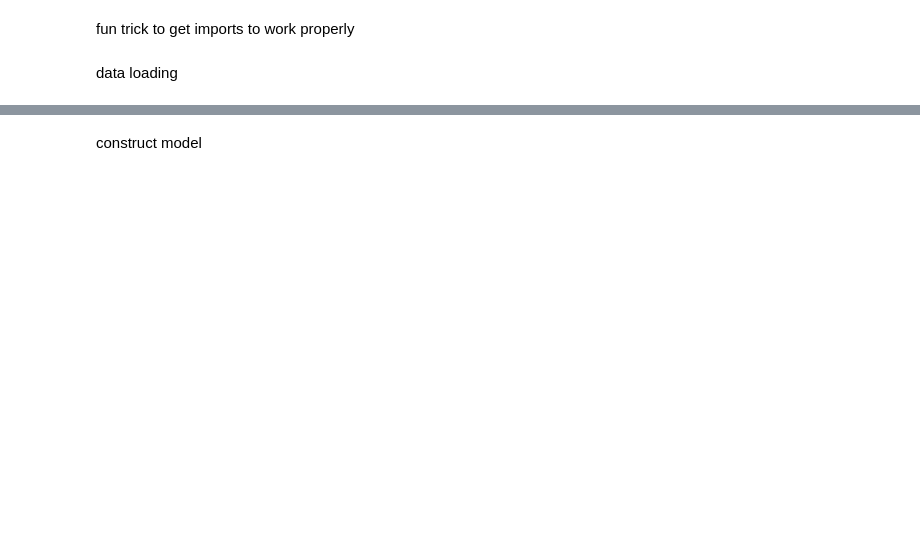
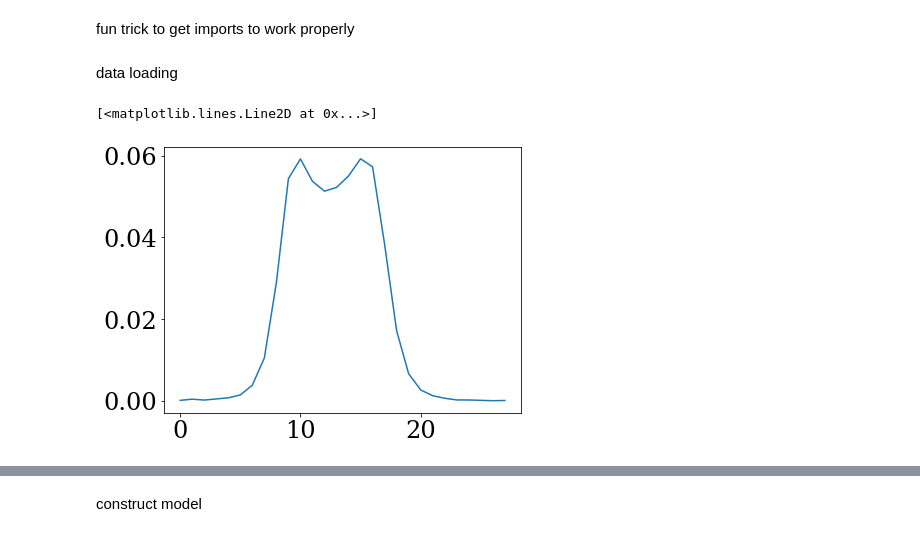
Before and after one commit to h-greer/hubble, a Jupyter notebook: notebooks/single-image.ipynb, the cells around one changed output, grey strips where cells are left out. Cells and saved outputs as stored; diff of their text form; code cells hidden in the pictures; blank space fills up the shorter version.

```diff
--- a/notebooks/single-image.ipynb
+++ b/notebooks/single-image.ipynb
@@ -98,3 +130,8 @@ cropped_data = np.where(bad_pix, np.nan, cropped_data)
+# %%
+plt.plot(f095n[::5,1])
+# %% [output]
+[<matplotlib.lines.Line2D at 0x...>]
+[figure, added]
 # %%
 data[0,0]/err[0,0]
 # %% [output]
```
Also changed, not shown: parts of 14 cells of this notebook.
